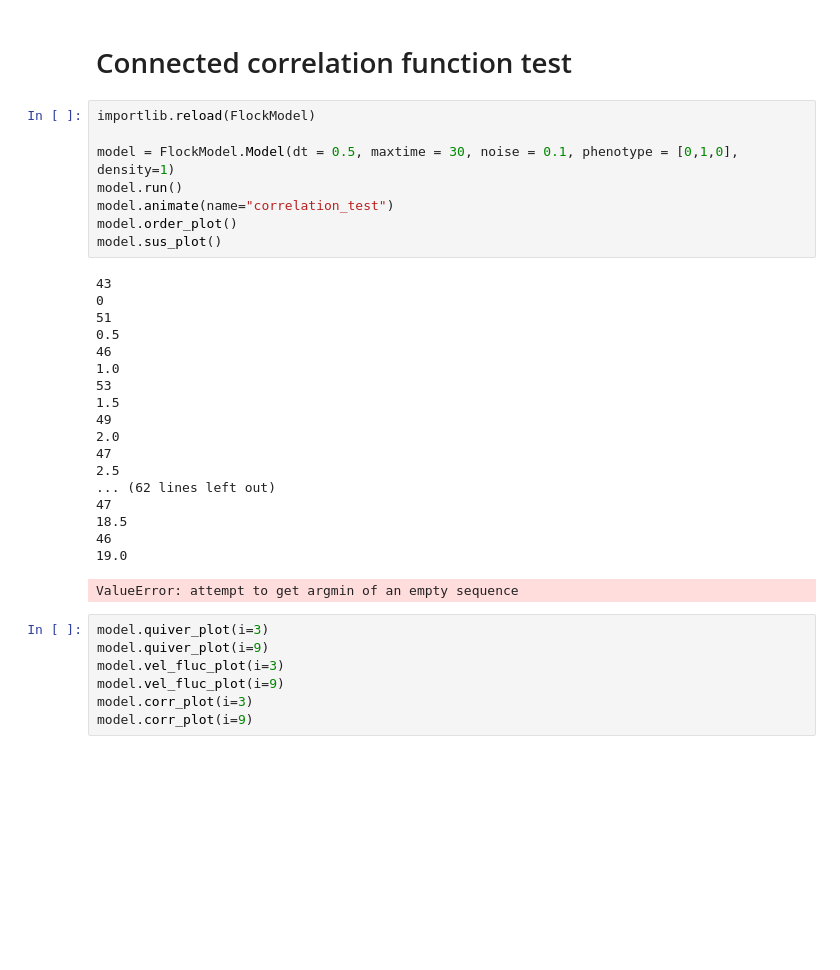
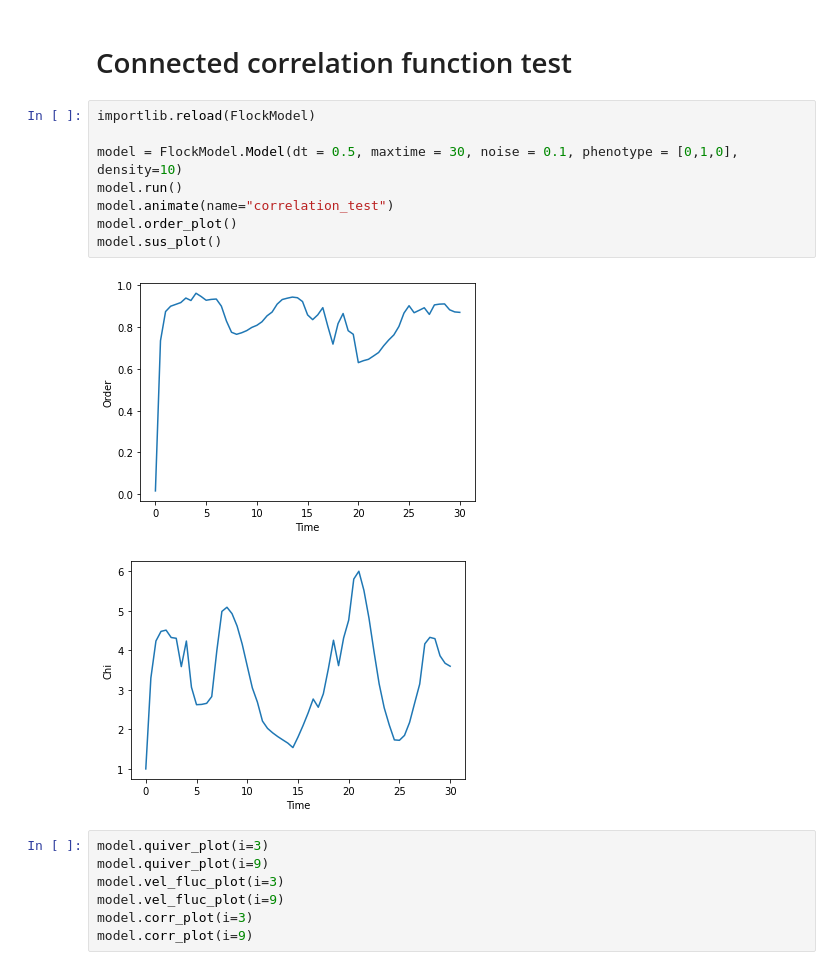
Before and after one commit to mbowditch1/MA932_Flocks, a Jupyter notebook: Flocks.ipynb, the cells around one changed output. Saved outputs shown, nothing was run; the diff lists cells and outputs as text; blank space fills up the shorter version.

```diff
--- a/Flocks.ipynb
+++ b/Flocks.ipynb
@@ -36,30 +36,14 @@ for phenotype in phenotypes:
 # %%
 importlib.reload(FlockModel)
 
-model = FlockModel.Model(dt = 0.5, maxtime = 30, noise = 0.1, phenotype = [0,1,0], density=1)
+model = FlockModel.Model(dt = 0.5, maxtime = 30, noise = 0.1, phenotype = [0,1,0], density=10)
 model.run()
 model.animate(name="correlation_test")
 model.order_plot()
 model.sus_plot()
 # %% [output]
-43
-0
-51
-0.5
-46
-1.0
-53
-1.5
-49
-2.0
-47
-2.5
-... (62 lines left out)
-47
-18.5
-46
-19.0
-ValueError: attempt to get argmin of an empty sequence
+[figure, added]
+[figure, added]
 # %%
 model.quiver_plot(i=3)
 model.quiver_plot(i=9)
```
Also changed, not shown: 2 other files.
